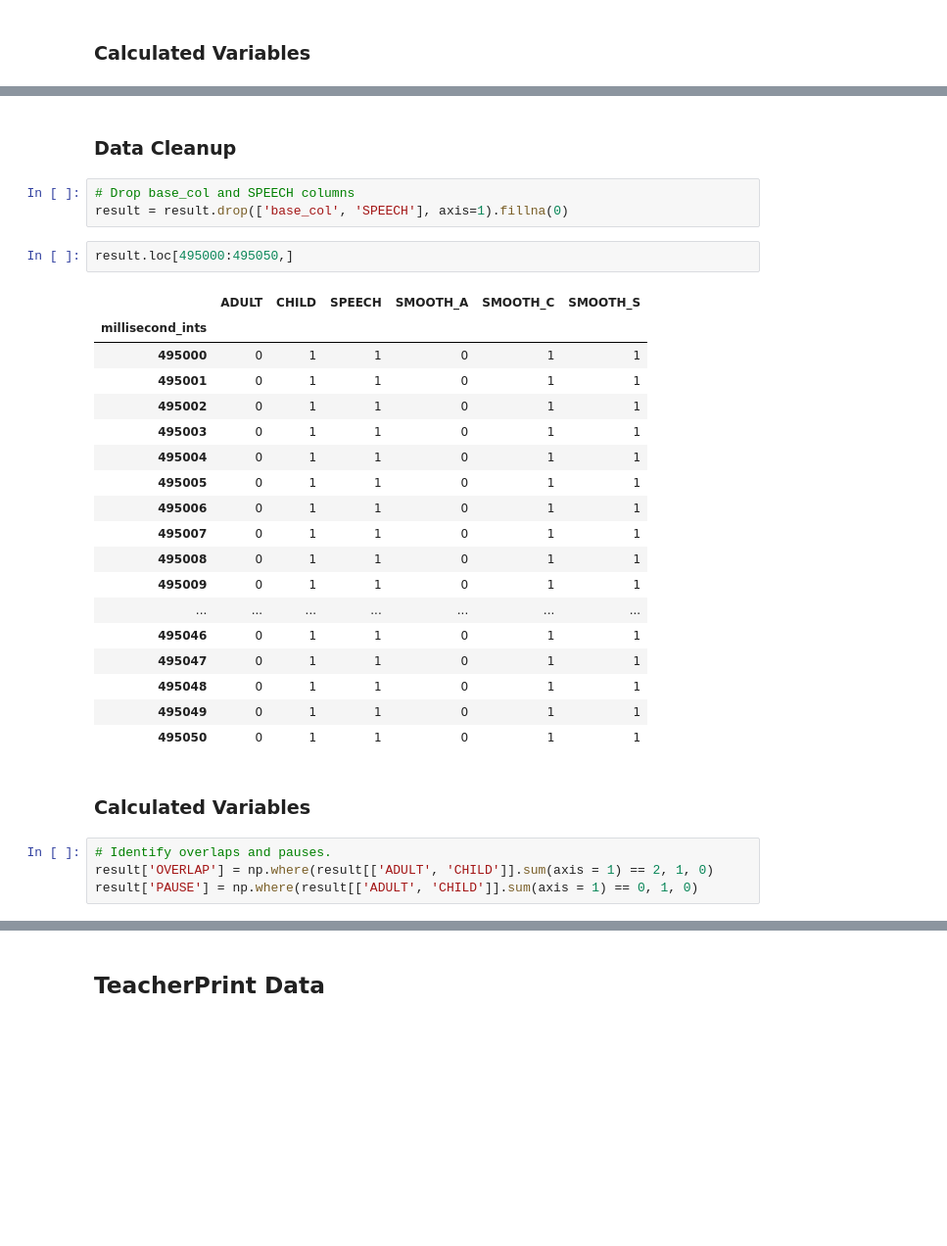
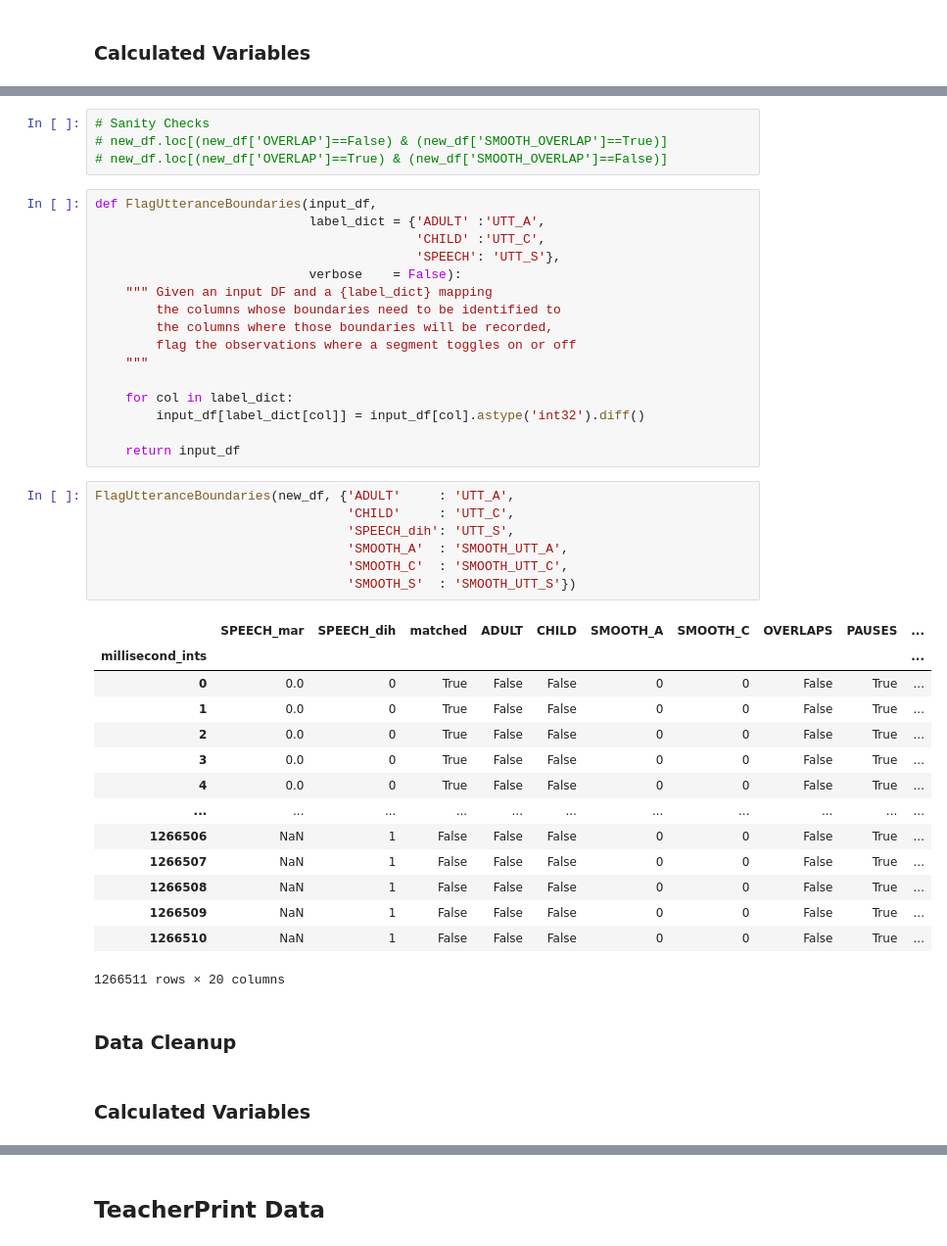
Before and after one commit to raybuhr/teacherprints, a Jupyter notebook: merging_marvin_and_bruce.ipynb, the cells around one changed output, grey strips where cells are left out. Shown: that part at 98% size. Saved outputs shown, nothing was run; the diff lists cells and outputs as text; blank space fills up the shorter version.

```diff
--- a/merging_marvin_and_bruce.ipynb
+++ b/merging_marvin_and_bruce.ipynb
@@ -430,32 +584,46 @@ result.shape
+# %%
+# Sanity Checks
+# new_df.loc[(new_df['OVERLAP']==False) & (new_df['SMOOTH_OVERLAP']==True)]
+# new_df.loc[(new_df['OVERLAP']==True) & (new_df['SMOOTH_OVERLAP']==False)]
+# %%
+def FlagUtteranceBoundaries(input_df,
+                            label_dict = {'ADULT' :'UTT_A',
+                                          'CHILD' :'UTT_C',
+                                          'SPEECH': 'UTT_S'},
+                            verbose    = False):
+    """ Given an input DF and a {label_dict} mapping
+        the columns whose boundaries need to be identified to
+        the columns where those boundaries will be recorded,
+        flag the observations where a segment toggles on or off
+    """
+
+    for col in label_dict:
+        input_df[label_dict[col]] = input_df[col].astype('int32').diff()
+
+    return input_df
+# %%
+FlagUtteranceBoundaries(new_df, {'ADULT'     : 'UTT_A',
+                                 'CHILD'     : 'UTT_C',
+                                 'SPEECH_dih': 'UTT_S',
+                                 'SMOOTH_A'  : 'SMOOTH_UTT_A',
+                                 'SMOOTH_C'  : 'SMOOTH_UTT_C',
+                                 'SMOOTH_S'  : 'SMOOTH_UTT_S'})
+# %% [output]
+|  | SPEECH_mar | SPEECH_dih | matched | ADULT | CHILD | SMOOTH_A | SMOOTH_C | OVERLAPS | PAUSES | ... |
+| millisecond_ints |  |  |  |  |  |  |  |  |  | ... |
+| 0 | 0.0 | 0 | True | False | False | 0 | 0 | False | True | ... |
+| 1 | 0.0 | 0 | True | False | False | 0 | 0 | False | True | ... |
+| 2 | 0.0 | 0 | True | False | False | 0 | 0 | False | True | ... |
+| 3 | 0.0 | 0 | True | False | False | 0 | 0 | False | True | ... |
+| 4 | 0.0 | 0 | True | False | False | 0 | 0 | False | True | ... |
+| ... | ... | ... | ... | ... | ... | ... | ... | ... | ... | ... |
+| 1266506 | NaN | 1 | False | False | False | 0 | 0 | False | True | ... |
+| 1266507 | NaN | 1 | False | False | False | 0 | 0 | False | True | ... |
+| 1266508 | NaN | 1 | False | False | False | 0 | 0 | False | True | ... |
+| 1266509 | NaN | 1 | False | False | False | 0 | 0 | False | True | ... |
+| 1266510 | NaN | 1 | False | False | False | 0 | 0 | False | True | ... |
+1266511 rows × 20 columns
 # %% [markdown]
 ### Data Cleanup
-# %%
-# Drop base_col and SPEECH columns
-result = result.drop(['base_col', 'SPEECH'], axis=1).fillna(0)
-# %%
-result.loc[495000:495050,]
-# %% [output]
-|  | ADULT | CHILD | SPEECH | SMOOTH_A | SMOOTH_C | SMOOTH_S |
-| millisecond_ints |  |  |  |  |  |  |
-| 495000 | 0 | 1 | 1 | 0 | 1 | 1 |
-| 495001 | 0 | 1 | 1 | 0 | 1 | 1 |
-| 495002 | 0 | 1 | 1 | 0 | 1 | 1 |
-| 495003 | 0 | 1 | 1 | 0 | 1 | 1 |
-| 495004 | 0 | 1 | 1 | 0 | 1 | 1 |
-| 495005 | 0 | 1 | 1 | 0 | 1 | 1 |
-| 495006 | 0 | 1 | 1 | 0 | 1 | 1 |
-| 495007 | 0 | 1 | 1 | 0 | 1 | 1 |
-| 495008 | 0 | 1 | 1 | 0 | 1 | 1 |
-| 495009 | 0 | 1 | 1 | 0 | 1 | 1 |
-| ... | ... | ... | ... | ... | ... | ... |
-| 495046 | 0 | 1 | 1 | 0 | 1 | 1 |
-| 495047 | 0 | 1 | 1 | 0 | 1 | 1 |
-| 495048 | 0 | 1 | 1 | 0 | 1 | 1 |
-| 495049 | 0 | 1 | 1 | 0 | 1 | 1 |
-| 495050 | 0 | 1 | 1 | 0 | 1 | 1 |
 # %% [markdown]
 ### Calculated Variables
-# %%
-# Identify overlaps and pauses.
-result['OVERLAP'] = np.where(result[['ADULT', 'CHILD']].sum(axis = 1) == 2, 1, 0)
-result['PAUSE'] = np.where(result[['ADULT', 'CHILD']].sum(axis = 1) == 0, 1, 0)
```
Also changed, not shown: parts of 57 cells of this notebook.
